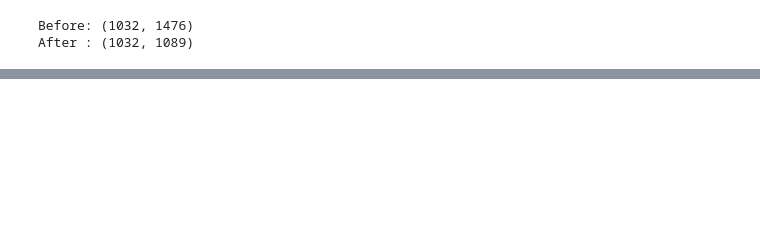
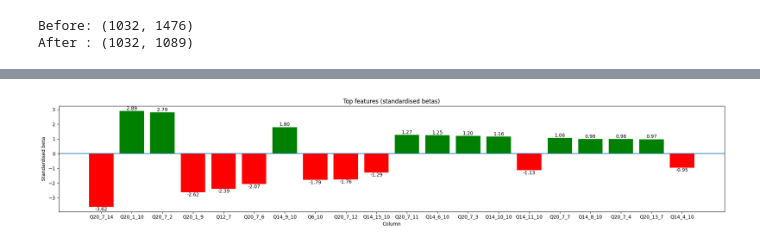
Before and after one commit to maxwell-petitjean/regression, a Jupyter notebook: regression_ols_v1.ipynb, the cells around one changed output, grey strips where cells are left out. Drawn from its saved outputs; the diff is of its cells as text; code cells hidden in the pictures; blank space fills up the shorter version.

```diff
--- a/regression_ols_v1.ipynb
+++ b/regression_ols_v1.ipynb
@@ -217,0 +218,39 @@ plt.show()
+# %%
+# top feature bar chart vis
+TOP_N = 20
+top_feature = summary_df.sort_values("abs_std_beta", ascending=False).head(TOP_N)
+
+# Colour by sign
+colors = ["green" if b > 0 else "red" for b in top_feature["std_beta"]]
+
+# Plot
+plt.figure(figsize=(20,4))
+bars = plt.bar(
+    top_feature["variable"],
+    top_feature["std_beta"],
+    color=colors
+)
+
+# Zero line
+plt.axhline(0)
+
+# Add data labels
+for bar in bars:
+    height = bar.get_height()
+    plt.text(
+        bar.get_x() + bar.get_width() / 2,
+        height + (0.01 if height > 0 else -0.01),
+        f"{height:.2f}",
+        ha="center",
+        va="bottom" if height > 0 else "top",
+        fontsize=10
+    )
+
+plt.title("Top features (standardised betas)")
+plt.xlabel("Column")
+plt.ylabel("Standardised beta")
+
+plt.tight_layout()
+plt.show()
+# %% [output]
+[figure, added]
```
Also changed, not shown: parts of 5 cells of this notebook.
